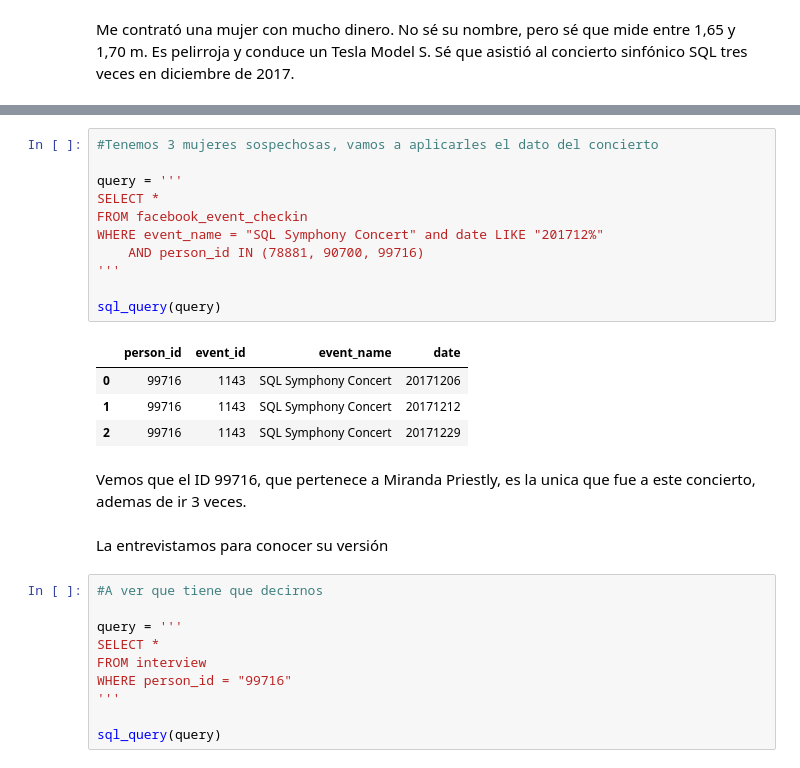
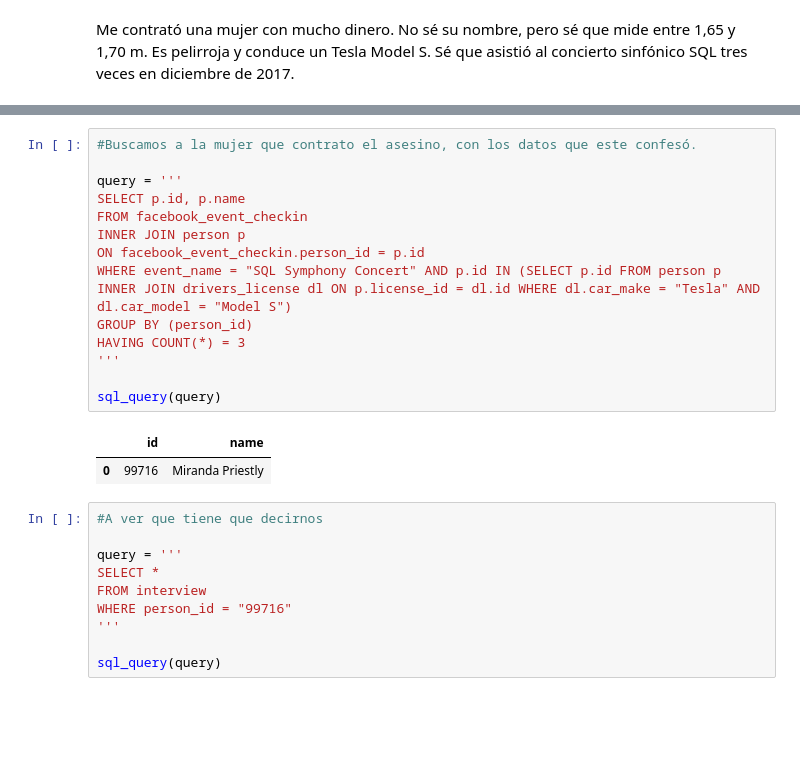
Before and after one commit to Javidalin/Data_Science_Bootcamp, a Jupyter notebook: DS_Online_Octubre24/03_Analisis_de_Datos/Sprint_06/Team_Challenge/Parte_I_SQL Game.ipynb, the cells around one changed output, grey strips where cells are left out. Cells and saved outputs as stored; diff of their text form; blank space fills up the shorter version.

```diff
--- a/DS_Online_Octubre24/03_Analisis_de_Datos/Sprint_06/Team_Challenge/Parte_I_SQL Game.ipynb
+++ b/DS_Online_Octubre24/03_Analisis_de_Datos/Sprint_06/Team_Challenge/Parte_I_SQL Game.ipynb
@@ -259,23 +226,20 @@ sql_query(query)
-# %%
-#Tenemos 3 mujeres sospechosas, vamos a aplicarles el dato del concierto
-
-query = '''
-SELECT *
-FROM facebook_event_checkin
-WHERE event_name = "SQL Symphony Concert" and date LIKE "201712%"
-    AND person_id IN (78881, 90700, 99716)
-'''
-
-sql_query(query)
-# %% [output]
-|  | person_id | event_id | event_name | date |
-| 0 | 99716 | 1143 | SQL Symphony Concert | 20171206 |
-| 1 | 99716 | 1143 | SQL Symphony Concert | 20171212 |
-| 2 | 99716 | 1143 | SQL Symphony Concert | 20171229 |
-# %% [markdown]
-Vemos que el ID 99716, que pertenece a Miranda Priestly, es la unica que fue a este concierto, ademas de ir 3 veces.
-# %% [markdown]
-La entrevistamos para conocer su versión
+# %%
+#Buscamos a la mujer que contrato el asesino, con los datos que este confesó.
+
+query = '''
+SELECT p.id, p.name
+FROM facebook_event_checkin
+INNER JOIN person p
+ON facebook_event_checkin.person_id = p.id
+WHERE event_name = "SQL Symphony Concert" AND p.id IN (SELECT p.id FROM person p INNER JOIN drivers_license dl ON p.license_id = dl.id WHERE dl.car_make = "Tesla" AND dl.car_model = "Model S")
+GROUP BY (person_id)
+HAVING COUNT(*) = 3
+'''
+
+sql_query(query)
+# %% [output]
+|  | id | name |
+| 0 | 99716 | Miranda Priestly |
 # %%
 #A ver que tiene que decirnos
 
```
Also changed, not shown: parts of 3 cells of this notebook, 1 other file.
